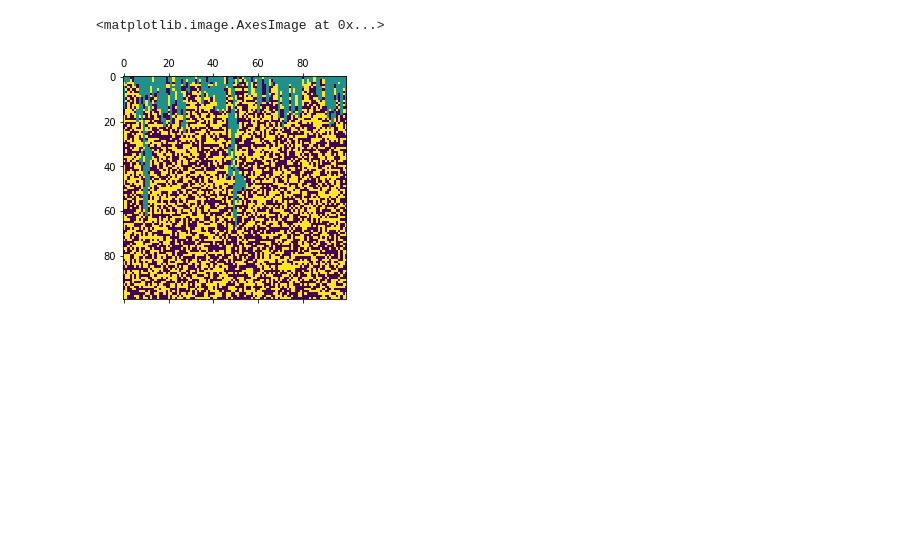
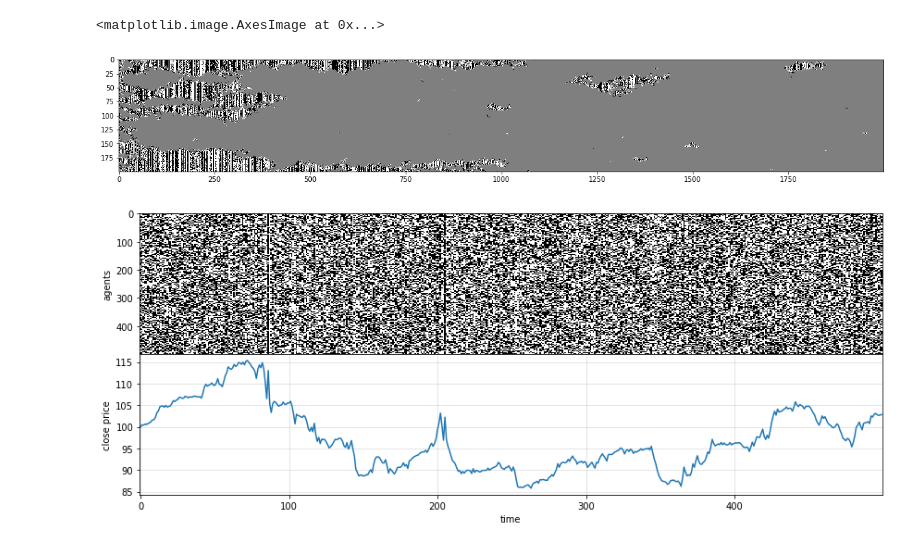
Before and after one commit to charelF/ComplexSystems, a Jupyter notebook: code/charel/bartolozziTEST.ipynb, the cells around one changed output. Drawn from its saved outputs; the diff is of its cells as text; code cells hidden in the pictures; blank space fills up the shorter version.

```diff
--- a/code/charel/bartolozziTEST.ipynb
+++ b/code/charel/bartolozziTEST.ipynb
@@ -7,10 +8,61 @@ sys.path.append("..")
 sys.path.append("../shared")
 
 import bartolozziSPEED
-# %%
-G, x = bartolozziSPEED.generate(.1,.1,.1,.1,100,100,1,1,1)
-
-plt.matshow(G)
-# %% [output]
-<matplotlib.image.AxesImage at 0x...>
-[figure, removed]
+# %%
+np.random.seed(1)
+random.seed(1)
+
+G, x = bartolozziSPEED.generate(.47,.0001,.5,.5,2000,200,5,1,1)
+
+plt.figure(figsize=(20,3))
+plt.imshow(G.T, cmap="binary", aspect="auto", interpolation="None")
+# %% [output]
+<matplotlib.image.AxesImage at 0x...>
+[figure, added]
+# %%
+N0 = 500
+N1 = 500
+
+pd = 0.1
+pe = 0.0001
+ph = 0.1
+
+pd = 0
+pe = 0
+ph = 0
+
+# pa = 0.5
+pa = 1
+
+A = 2
+a = 2*A
+h = 0.001
+
+G, x = bartolozziSPEED.generate(pd, pe, ph, pa, N0, N1, A, a, h)
+
+fig, (ax1, ax2) = plt.subplots(
+    ncols=1, nrows=2, figsize=(12,5), sharex=True, gridspec_kw = {'wspace':0, 'hspace':0}
+)
+ax1.imshow(G.T, cmap="binary", interpolation="None", aspect="auto")
+# plt.colorbar()
+
+r = (x - np.mean(x)) / np.std(x)
+
+s = 100
+S = np.zeros_like(x)
+S[0] = s
+for i in range(1,N0):
+    # S[i] = S[i-1] + (S[i-1] * r[i])
+    S[i] = S[i-1] + (S[i-1] * r[i]/100) + 0.01
+
+ax2.plot(S)
+ax2.grid(alpha=0.4)
+
+ax2.set_xlabel("time")
+ax2.set_ylabel("close price")
+ax1.set_ylabel("agents")
+
+plt.tight_layout()
+plt.show()
+# %% [output]
+[figure, added]
```
Also changed, not shown: parts of 1 cell of this notebook, 2 other files.
